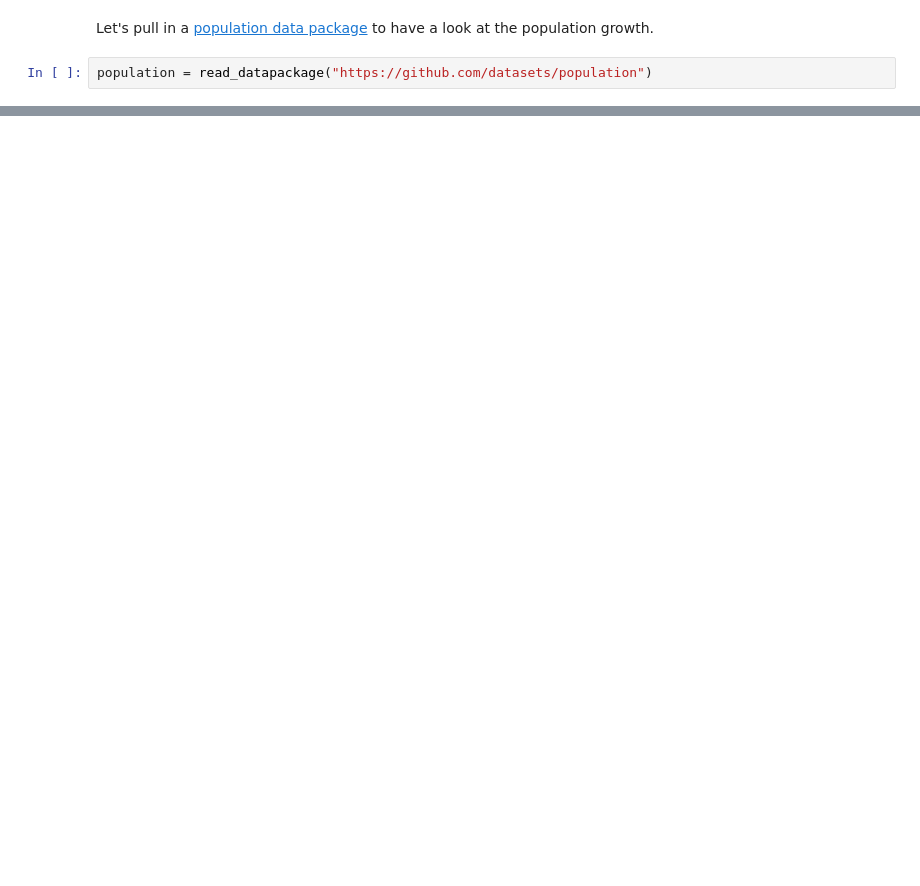
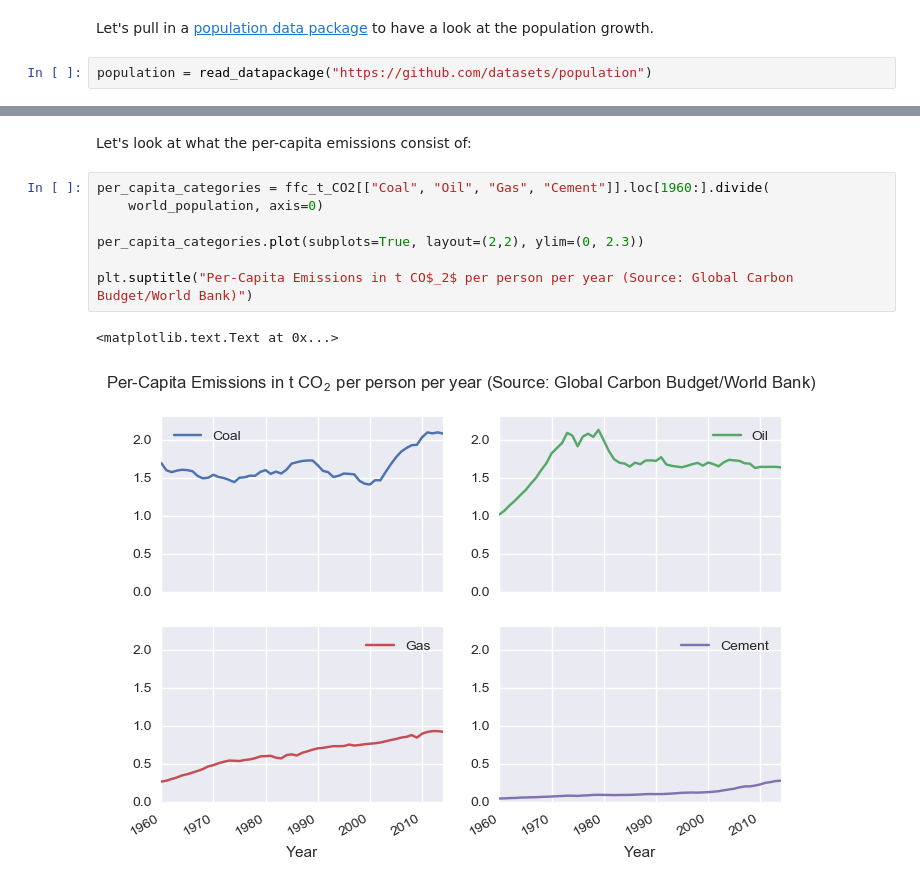
Before and after one commit to openclimatedata/notebooks, a Jupyter notebook: Global Carbon Budget | Fossil Fuel and Cement Production.ipynb, the cells around one changed output, grey strips where cells are left out. Drawn from its saved outputs; the diff is of its cells as text; blank space fills up the shorter version.

```diff
--- a/Global Carbon Budget | Fossil Fuel and Cement Production.ipynb
+++ b/Global Carbon Budget | Fossil Fuel and Cement Production.ipynb
@@ -64,0 +85,12 @@ plt.legend("")
+# %% [markdown]
+Let's look at what the per-capita emissions consist of:
+# %%
+per_capita_categories = ffc_t_CO2[["Coal", "Oil", "Gas", "Cement"]].loc[1960:].divide(
+    world_population, axis=0)
+
+per_capita_categories.plot(subplots=True, layout=(2,2), ylim=(0, 2.3))
+
+plt.suptitle("Per-Capita Emissions in t CO$_2$ per person per year (Source: Global Carbon Budget/World Bank)")
+# %% [output]
+<matplotlib.text.Text at 0x...>
+[figure, added]
```
Also changed, not shown: parts of 14 cells of this notebook.
